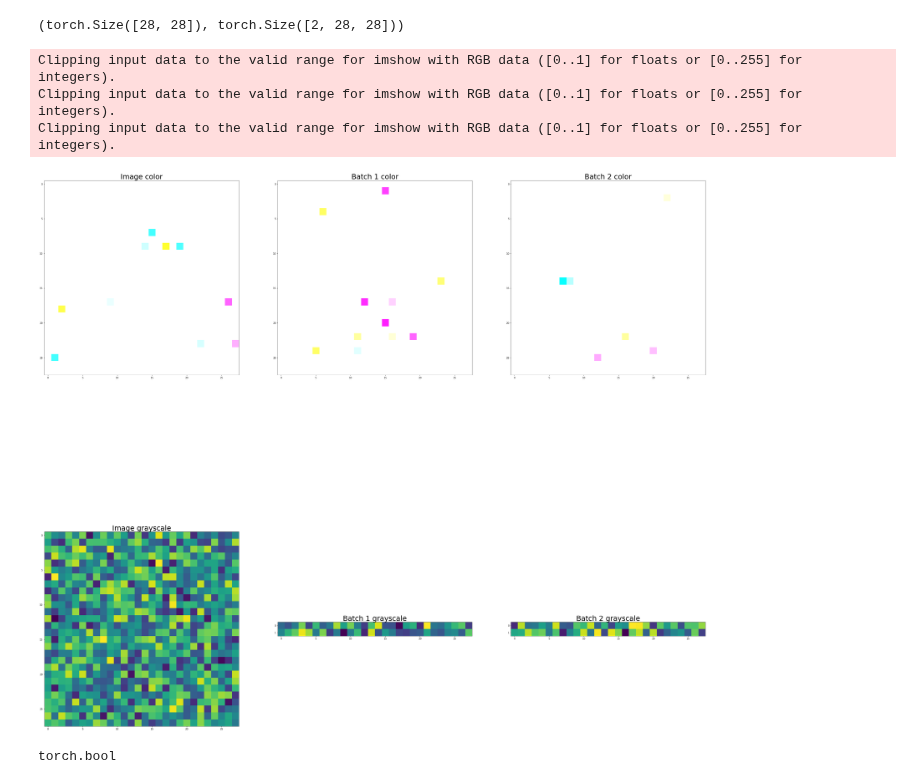
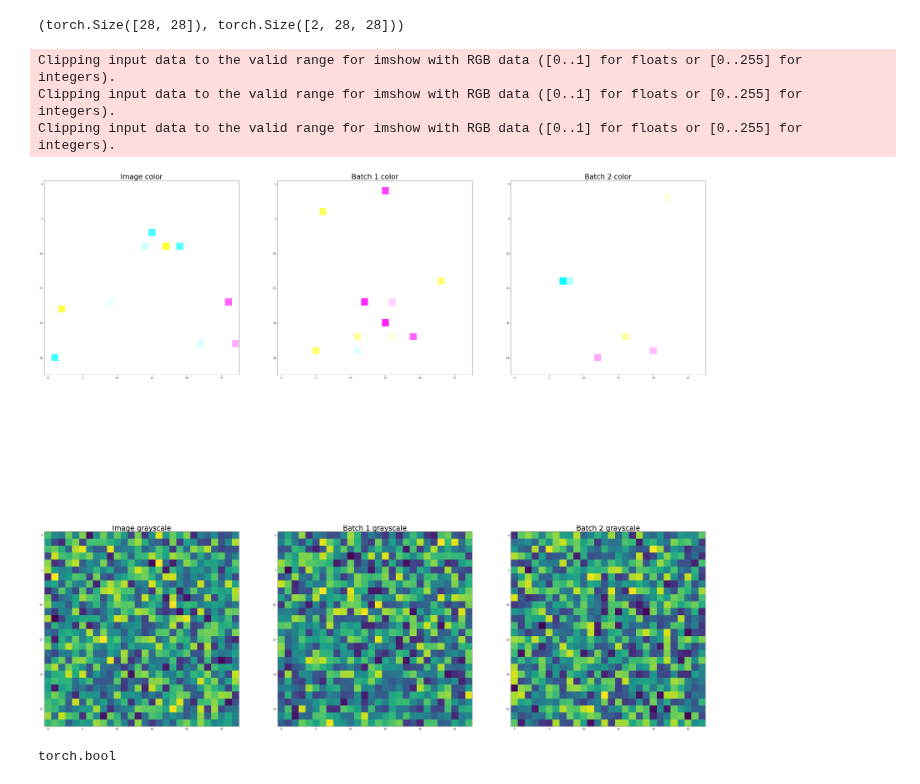
Before and after one commit to rsmath/pytorch_practice, a Jupyter notebook: Chapter_3/Chapter_3.ipynb, the cells around one changed output. Cells and saved outputs as stored; diff of their text form; code cells hidden in the pictures.

```diff
--- a/Chapter_3/Chapter_3.ipynb
+++ b/Chapter_3/Chapter_3.ipynb
@@ -129,37 +129,37 @@ img_n = img.resize(28, 28, 3)
 batch_n = batch.resize(28, 28, 3, 2)
 
 plt.subplot(2, 3, 1)
 plt.title("Image color", fontsize=30)
 fig = plt.imshow(img_n)
 
 plt.subplot(2, 3, 2)
 plt.title("Batch 1 color", fontsize=30)
 plt.imshow(batch_n[..., 0])
 
 plt.subplot(2, 3, 3)
 plt.title("Batch 2 color", fontsize=30)
 plt.imshow(batch_n[..., 1])
 
 plt.subplot(2, 3, 4)
 plt.title("Image grayscale", fontsize=30)
 fig = plt.imshow(img_gray)
 
-ba
+batch_n = batch_gray.resize(28, 28, 2)
 
 plt.subplot(2, 3, 5)
 plt.title("Batch 1 grayscale", fontsize=30)
-plt.imshow(batch_gray[..., 0])
+plt.imshow(batch_n[..., 0])
 
 plt.subplot(2, 3, 6)
 plt.title("Batch 2 grayscale", fontsize=30)
-plt.imshow(batch_gray[..., 1])
+plt.imshow(batch_n[..., 1])
 
 plt.show()
 # %% [output]
 Clipping input data to the valid range for imshow with RGB data ([0..1] for floats or [0..255] for integers).
 Clipping input data to the valid range for imshow with RGB data ([0..1] for floats or [0..255] for integers).
 Clipping input data to the valid range for imshow with RGB data ([0..1] for floats or [0..255] for integers).
-[figure, old version]
+[figure, new version]
 # %%
 # different dtypes in pytorch
 
```
